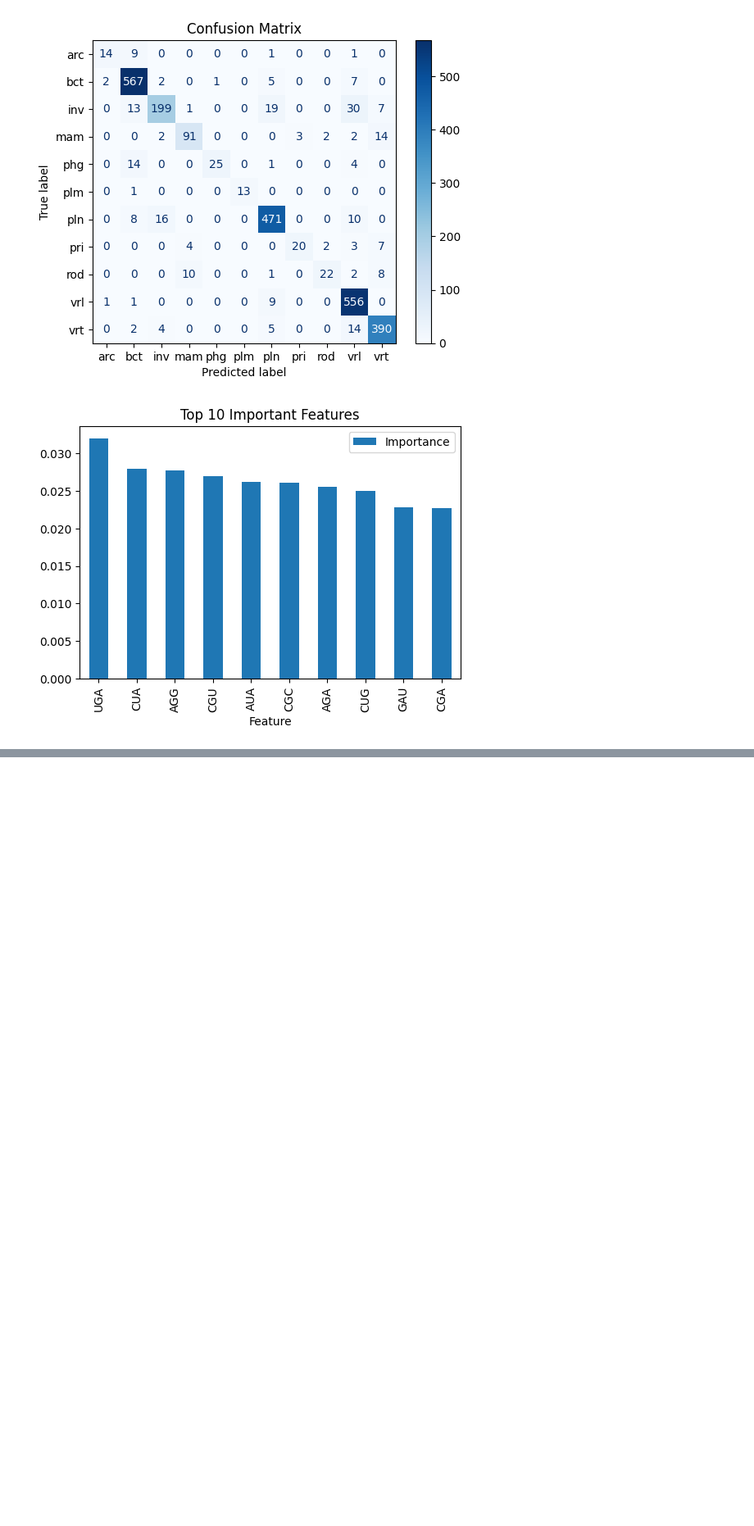
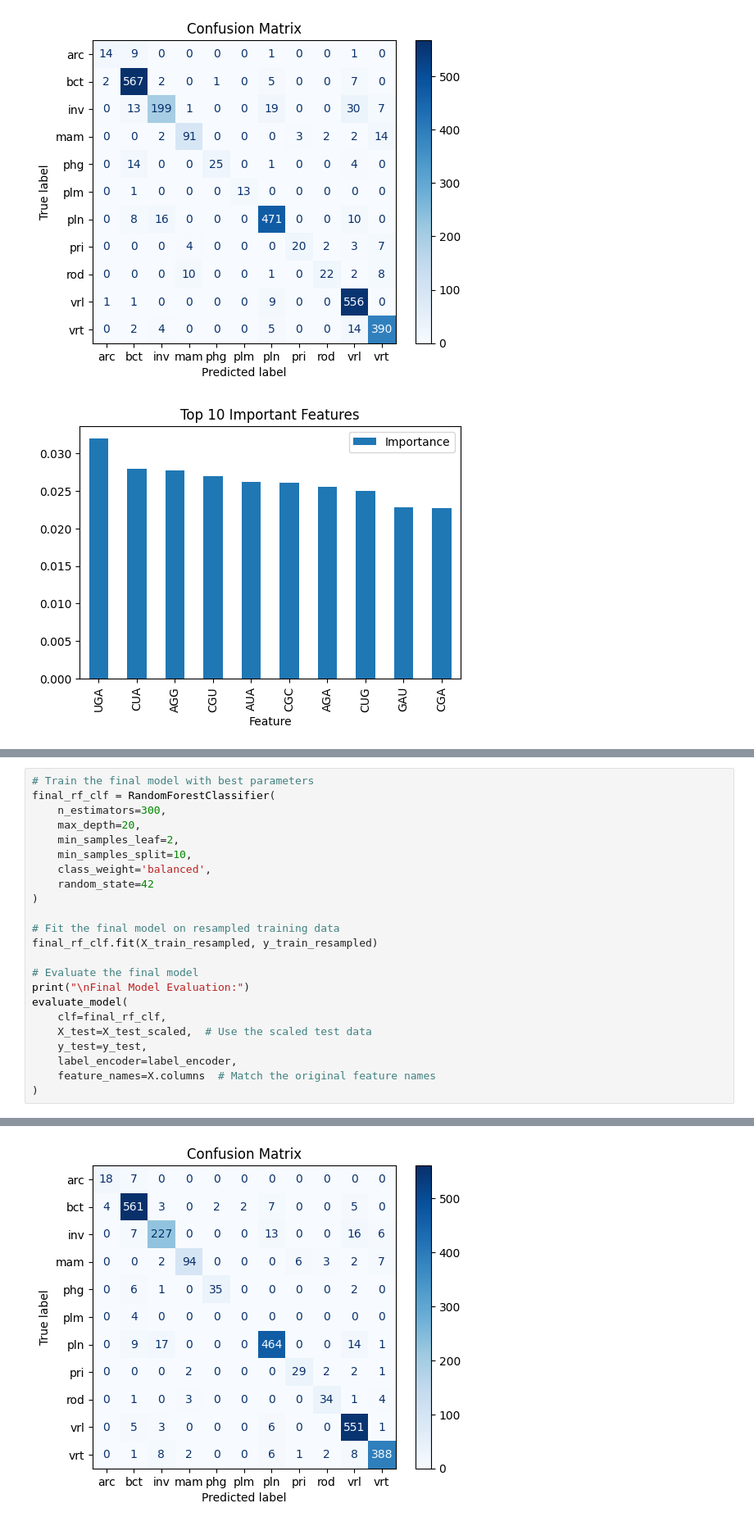
Before and after one commit to alexmoor527/CO2_ML_Group25, a Jupyter notebook: project_alex.ipynb, the cells around one changed output, grey strips where cells are left out. Shown at 82% size. Cells and saved outputs as stored; diff of their text form; blank space fills up the shorter version.

```diff
--- a/project_alex.ipynb
+++ b/project_alex.ipynb
@@ -510,0 +650,24 @@ weighted avg       0.90      0.91      0.90      2616
+# %%
+# Train the final model with best parameters
+final_rf_clf = RandomForestClassifier(
+    n_estimators=300,
+    max_depth=20,
+    min_samples_leaf=2,
+    min_samples_split=10,
+    class_weight='balanced',
+    random_state=42
+)
+
+# Fit the final model on resampled training data
+final_rf_clf.fit(X_train_resampled, y_train_resampled)
+
+# Evaluate the final model
+print("\nFinal Model Evaluation:")
+evaluate_model(
+    clf=final_rf_clf,
+    X_test=X_test_scaled,  # Use the scaled test data
+    y_test=y_test,
+    label_encoder=label_encoder,
+    feature_names=X.columns  # Match the original feature names
+)
+# %% [output]
@@ -510,0 +693 @@ weighted avg       0.90      0.91      0.90      2616
+[figure, added]
```
Also changed, not shown: parts of 11 cells of this notebook.
